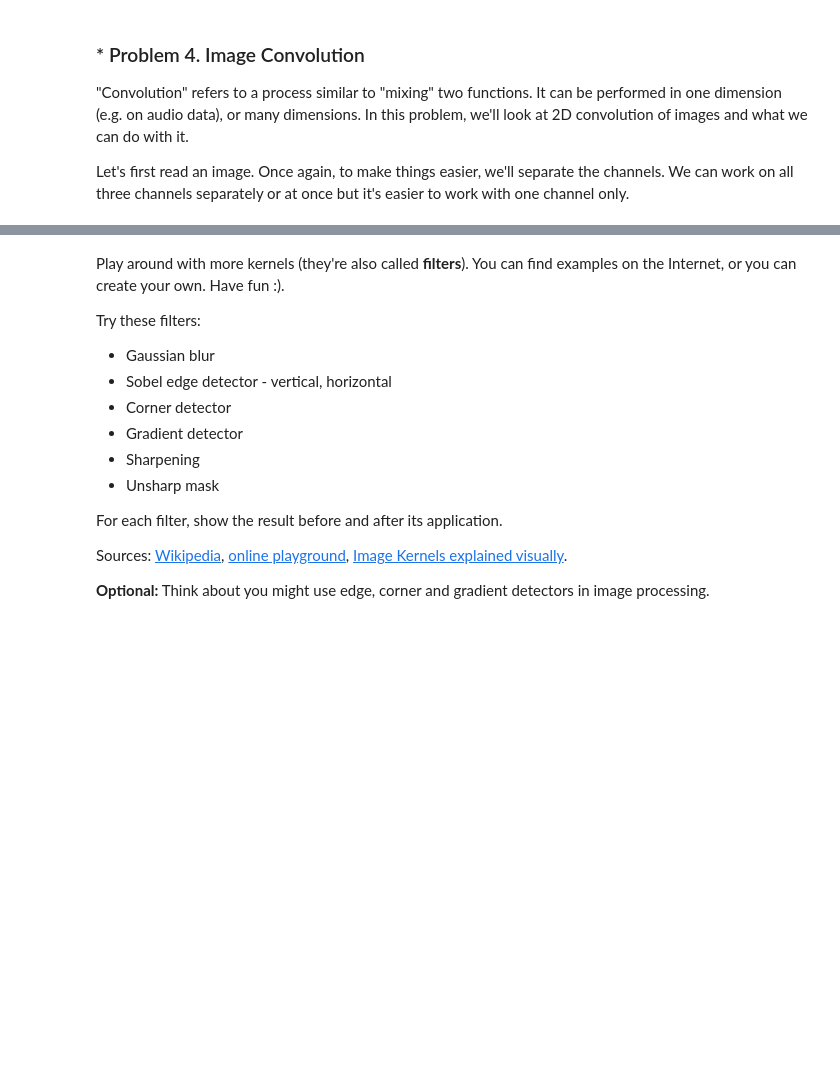
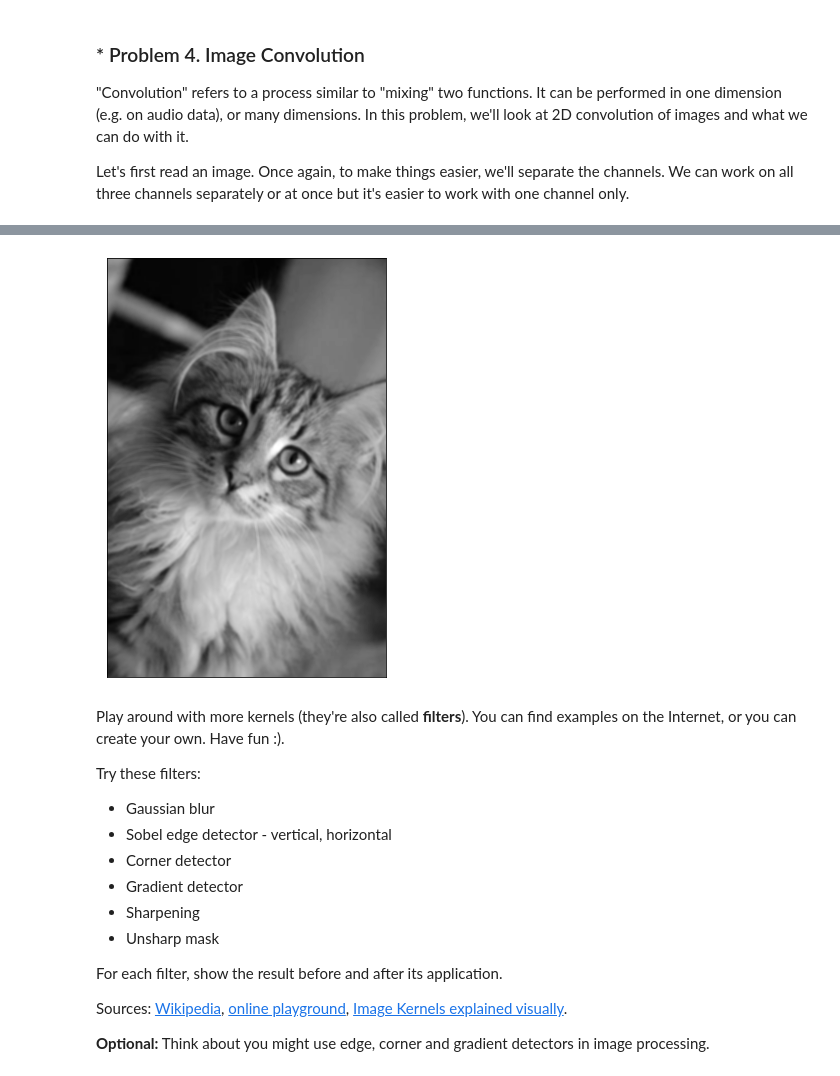
Before and after one commit to aleksoft1/math-concepts-for-developers-march-2022, a Jupyter notebook: 14. Hypothesis-Testing-Exercise/Hypothesis Testing Exercise.ipynb, the cells around one changed output, grey strips where cells are left out. Saved outputs shown, nothing was run; the diff lists cells and outputs as text; code cells hidden in the pictures; blank space fills up the shorter version.

```diff
--- a/14. Hypothesis-Testing-Exercise/Hypothesis Testing Exercise.ipynb
+++ b/14. Hypothesis-Testing-Exercise/Hypothesis Testing Exercise.ipynb
@@ -474,3 +475,14 @@ Apply the convolution. To see better how it performs, you can plot only a part o
+# %%
+size = 5
+# np.ones(shape = (5, 5)) / size ** 2
+# %%
+# Write your code here
+kernel = np.ones(shape = (5, 5)) / size ** 2
+result = scipy.ndimage.convolve(r, kernel)
+# %%
+display(result)
+# %% [output]
+[figure, added]
 # %% [markdown]
 Play around with more kernels (they're also called **filters**). You can find examples on the Internet, or you can create your own. Have fun :).
 
```
Also changed, not shown: parts of 2 cells of this notebook.
